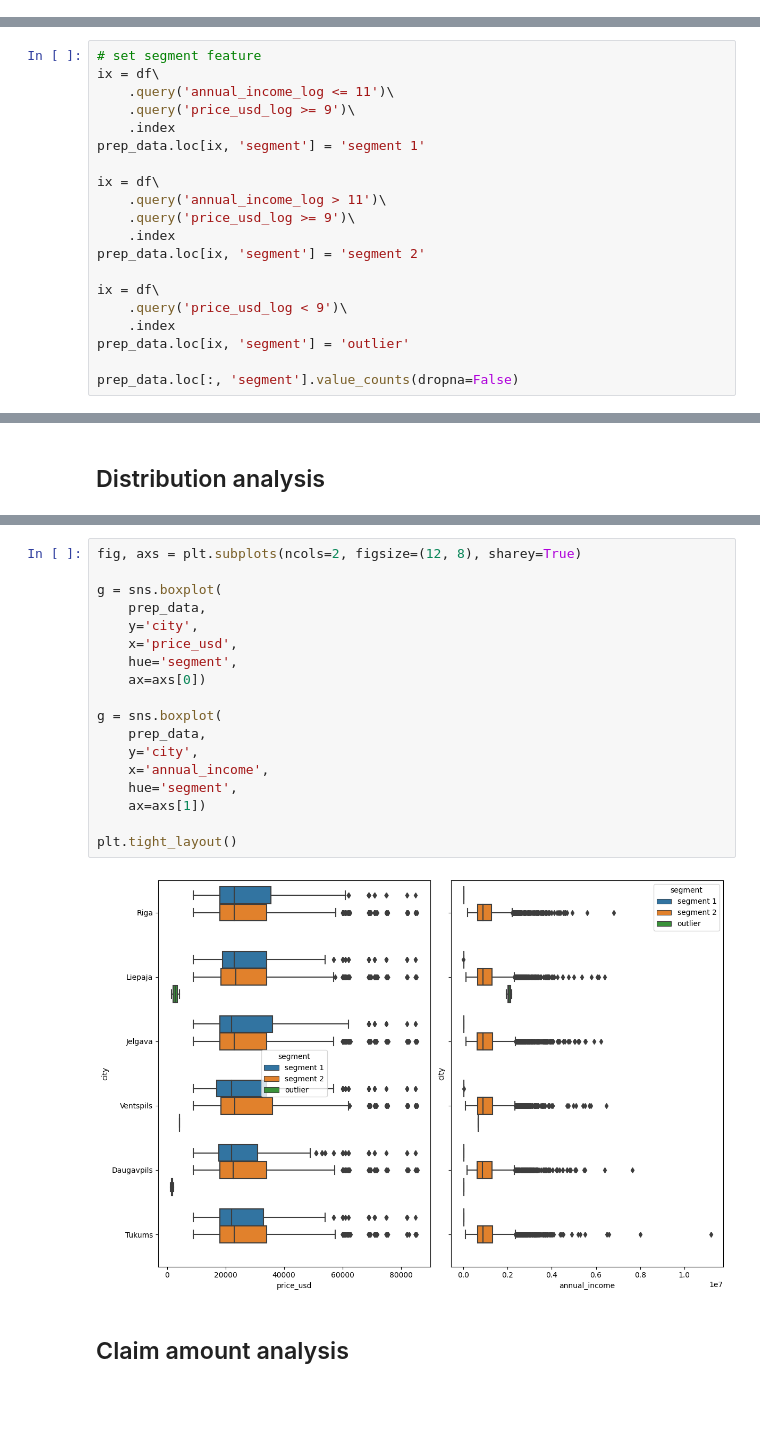
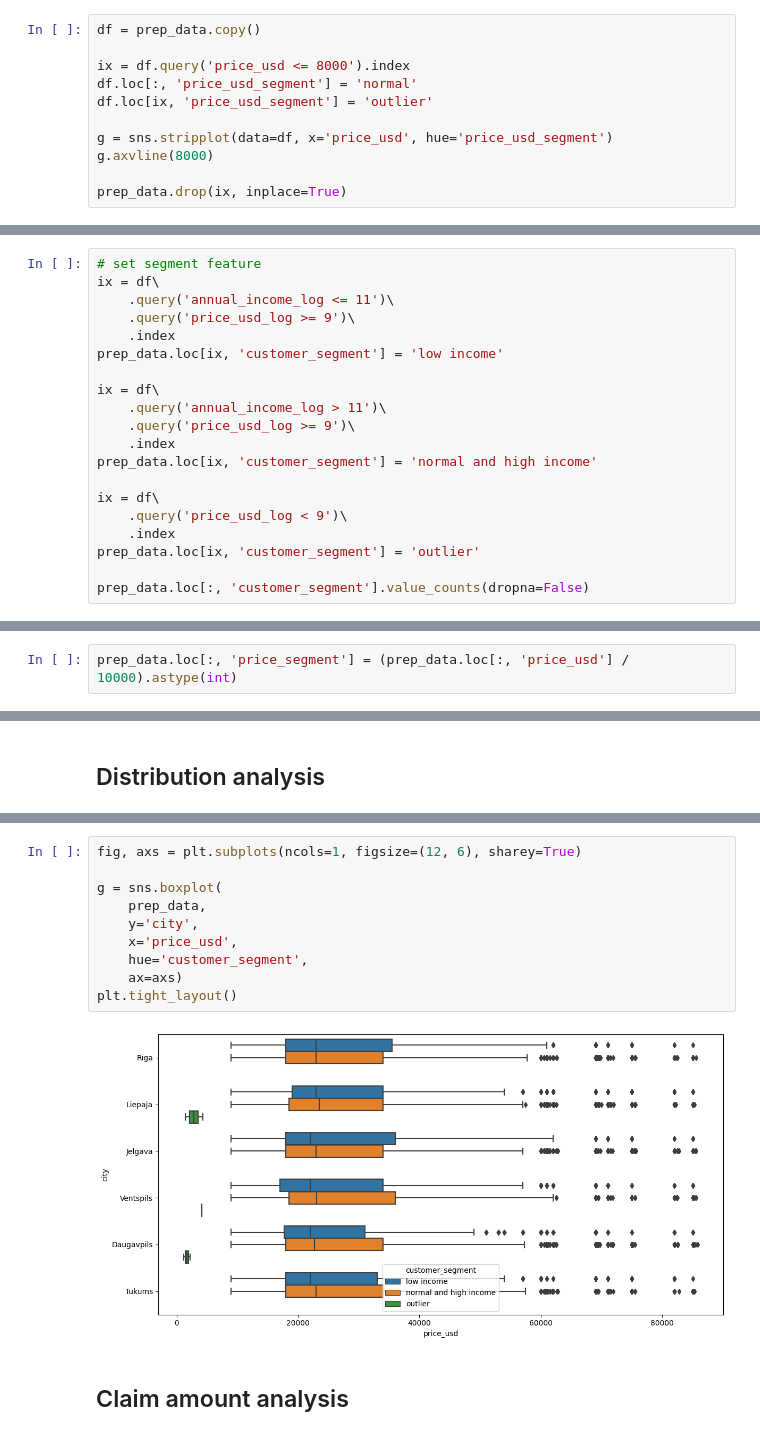
Before and after one commit to emremidilli/Car-Insurance-Risk-Forecasting, a Jupyter notebook: notebooks/02_exploratory_data_analysis.ipynb, the cells around one changed output, grey strips where cells are left out. Saved outputs shown, nothing was run; the diff lists cells and outputs as text; blank space fills up the shorter version.

```diff
--- a/notebooks/02_exploratory_data_analysis.ipynb
+++ b/notebooks/02_exploratory_data_analysis.ipynb
@@ -41,0 +48,11 @@ prep_data.loc[:, 'yyyymm'] = prep_data.loc[:, 'date'].dt.strftime('%Y%m')
+# %%
+df = prep_data.copy()
+
+ix = df.query('price_usd <= 8000').index
+df.loc[:, 'price_usd_segment'] = 'normal'
+df.loc[ix, 'price_usd_segment'] = 'outlier'
+
+g = sns.stripplot(data=df, x='price_usd', hue='price_usd_segment')
+g.axvline(8000)
+
+prep_data.drop(ix, inplace=True)
@@ -73,18 +94,18 @@ ix = df\
     .query('annual_income_log <= 11')\
     .query('price_usd_log >= 9')\
     .index
-prep_data.loc[ix, 'segment'] = 'segment 1'
+prep_data.loc[ix, 'customer_segment'] = 'low income'
 
 ix = df\
     .query('annual_income_log > 11')\
     .query('price_usd_log >= 9')\
     .index
-prep_data.loc[ix, 'segment'] = 'segment 2'
+prep_data.loc[ix, 'customer_segment'] = 'normal and high income'
 
 ix = df\
     .query('price_usd_log < 9')\
     .index
-prep_data.loc[ix, 'segment'] = 'outlier'
+prep_data.loc[ix, 'customer_segment'] = 'outlier'
 
-prep_data.loc[:, 'segment'].value_counts(dropna=False)
+prep_data.loc[:, 'customer_segment'].value_counts(dropna=False)
 # %% [output]
@@ -107,0 +139,2 @@ Name: price_usd, dtype: int64
+# %%
+prep_data.loc[:, 'price_segment'] = (prep_data.loc[:, 'price_usd'] / 10000).astype(int)
@@ -143,24 +208,16 @@ plt.tight_layout()
 * In Riga, wealthy customers have similar price_usd with non-wealth ones. In all other cities, wealthy customers use higher price_usd cars with non-wealth ones.
 * Outliers in Liepeja have very low price_usd cars but they have very high annual_income.
 # %%
-fig, axs = plt.subplots(ncols=2, figsize=(12, 8), sharey=True)
+fig, axs = plt.subplots(ncols=1, figsize=(12, 6), sharey=True)
 
 g = sns.boxplot(
     prep_data,
     y='city',
     x='price_usd',
-    hue='segment',
-    ax=axs[0])
-
-g = sns.boxplot(
-    prep_data,
-    y='city',
-    x='annual_income',
-    hue='segment',
-    ax=axs[1])
-
+    hue='customer_segment',
+    ax=axs)
 plt.tight_layout()
 # %% [output]
-[figure, old version]
+[figure, new version]
 # %% [markdown]
 ## Claim amount analysis
```
Also changed, not shown: parts of 23 cells of this notebook, 1 other file.
